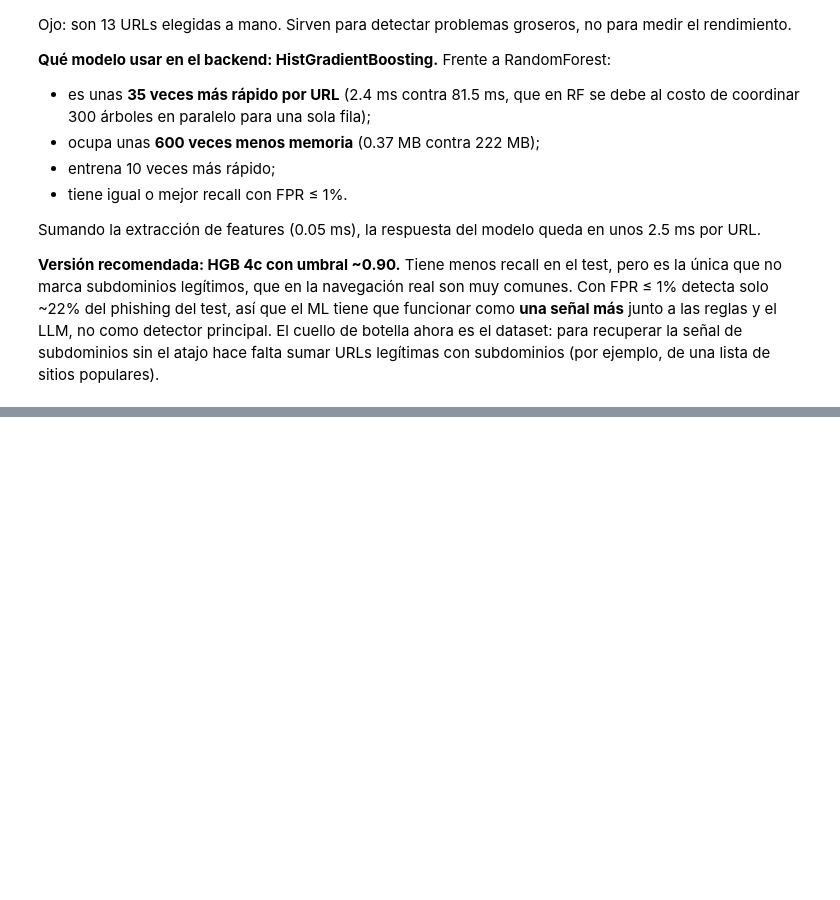
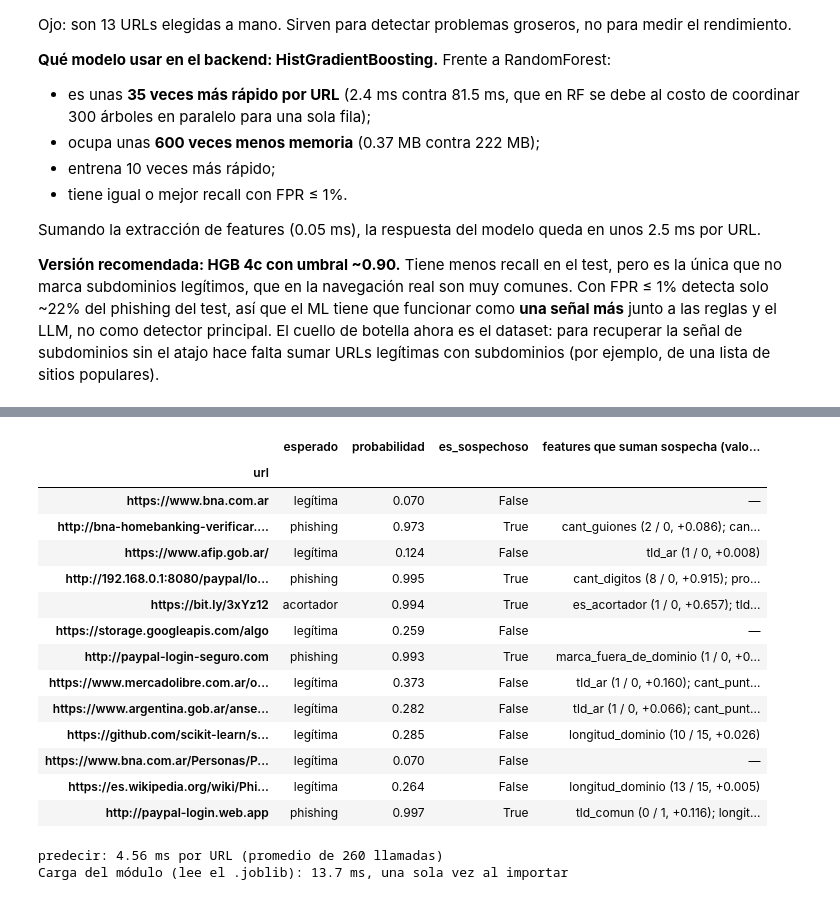
Before and after one commit to enviado-centu/MODULO-PY, a Jupyter notebook: main.ipynb, the cells around one changed output, grey strips where cells are left out. Saved outputs shown, nothing was run; the diff lists cells and outputs as text; code cells hidden in the pictures; blank space fills up the shorter version.

Commit message:
feat: exportar modelo final y agregar función de predicción

```diff
--- a/main.ipynb
+++ b/main.ipynb
@@ -624,0 +1047,65 @@ Sumando la extracción de features (0.05 ms), la respuesta del modelo queda en u
+# %%
+# Prueba de predecir con las 13 URLs
+import importlib
+
+import predict
+
+importlib.reload(predict)  # toma el modelo recién guardado
+
+
+def resumir_features(principales):
+    return "; ".join(
+        f"{f['feature']} ({f['valor']:g} / {f['mediana_legitima']:g}, +{f['impacto']:.3f})" for f in principales
+    ) or "—"
+
+
+filas = []
+for url, esperado in urls_prueba_13.items():
+    r = predict.predecir(url)
+    filas.append({
+        "url": url,
+        "esperado": esperado,
+        "probabilidad": round(r["probabilidad"], 3),
+        "es_sospechoso": r["es_sospechoso"],
+        "features que suman sospecha (valor / mediana legítima, impacto)": resumir_features(r["features_principales"]),
+    })
+pd.set_option("display.max_colwidth", None)
+display(pd.DataFrame(filas).set_index("url"))
+
+# Chequeo: todas las features devueltas tienen impacto positivo y son como mucho 3
+assert all(
+    len(r["features_principales"]) <= 3 and all(f["impacto"] > 0 for f in r["features_principales"])
+    for r in map(predict.predecir, urls_prueba_13)
+)
+# %% [output]
+|  | esperado | probabilidad | es_sospechoso | features que suman sospecha (valo... |
+| url |  |  |  |  |
+| https://www.bna.com.ar | legítima | 0.070 | False | — |
+| http://bna-homebanking-verificar.... | phishing | 0.973 | True | cant_guiones (2 / 0, +0.086); can... |
+| https://www.afip.gob.ar/ | legítima | 0.124 | False | tld_ar (1 / 0, +0.008) |
+| http://192.168.0.1:8080/paypal/lo... | phishing | 0.995 | True | cant_digitos (8 / 0, +0.915); pro... |
+| https://bit.ly/3xYz12 | acortador | 0.994 | True | es_acortador (1 / 0, +0.657); tld... |
+| https://storage.googleapis.com/algo | legítima | 0.259 | False | — |
+| http://paypal-login-seguro.com | phishing | 0.993 | True | marca_fuera_de_dominio (1 / 0, +0... |
+| https://www.mercadolibre.com.ar/o... | legítima | 0.373 | False | tld_ar (1 / 0, +0.160); cant_punt... |
+| https://www.argentina.gob.ar/anse... | legítima | 0.282 | False | tld_ar (1 / 0, +0.066); cant_punt... |
+| https://github.com/scikit-learn/s... | legítima | 0.285 | False | longitud_dominio (10 / 15, +0.026) |
+| https://www.bna.com.ar/Personas/P... | legítima | 0.070 | False | — |
+| https://es.wikipedia.org/wiki/Phi... | legítima | 0.264 | False | longitud_dominio (13 / 15, +0.005) |
+| http://paypal-login.web.app | phishing | 0.997 | True | tld_comun (0 / 1, +0.116); longit... |
+# %%
+# Tiempo por URL (extracción + predicción + explicación), y carga del módulo
+PASADAS = 20
+inicio = time.perf_counter()
+for _ in range(PASADAS):
+    for url in urls_prueba_13:
+        predict.predecir(url)
+ms_url = (time.perf_counter() - inicio) / (PASADAS * len(urls_prueba_13)) * 1000
+print(f"predecir: {ms_url:.2f} ms por URL (promedio de {PASADAS * len(urls_prueba_13)} llamadas)")
+
+inicio = time.perf_counter()
+importlib.reload(predict)
+print(f"Carga del módulo (lee el .joblib): {(time.perf_counter() - inicio) * 1000:.1f} ms, una sola vez al importar")
+# %% [output]
+predecir: 4.56 ms por URL (promedio de 260 llamadas)
+Carga del módulo (lee el .joblib): 13.7 ms, una sola vez al importar
```
Also changed, not shown: parts of 34 cells of this notebook, 4 other files.
